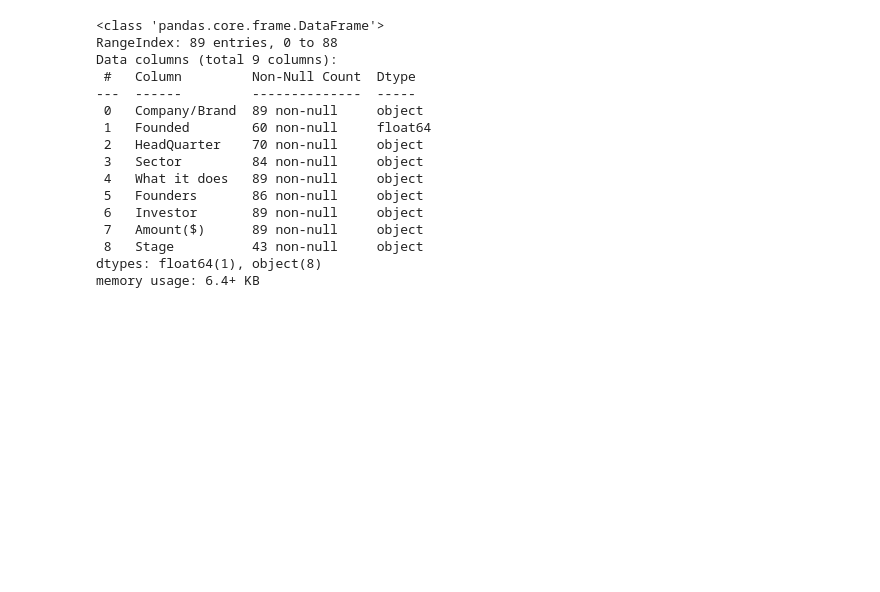
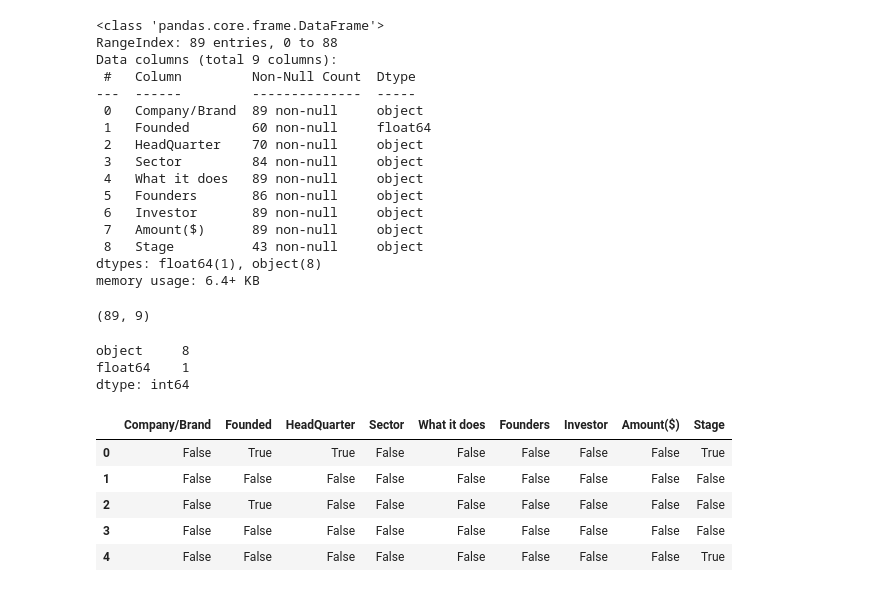
Before and after one commit to bambadij/LP1-Data-Analysis, a Jupyter notebook: database.ipynb, the cells around one changed output. Cells and saved outputs as stored; diff of their text form; code cells hidden in the pictures; blank space fills up the shorter version.

```diff
--- a/database.ipynb
+++ b/database.ipynb
@@ -11,5 +12,8 @@ import warnings
 
 warnings.filterwarnings('ignore')
+# %%
+pd.set_option('display.max_row',111)
+## pd.set_option('display.max_column',111)
 # %%
 # Load environment variables from .env file into a dictionary
 environment_variables = dotenv_values('.env')
@@ -168,3 +172,25 @@ Data columns (total 9 columns):
  8   Stage          43 non-null     object
 dtypes: float64(1), object(8)
 memory usage: 6.4+ KB
+# %%
+data_4.shape
+# %% [output]
+(89, 9)
+# %%
+# type of variable : 8 quantitatif ,1 qualitatif
+data_4.dtypes.value_counts()
+# %% [output]
+object     8
+float64    1
+dtype: int64
+# %%
+# here we can see data NaN
+data_4.isna()
+data_4.head()
+# %% [output]
+|  | Company/Brand | Founded | HeadQuarter | Sector | What it does | Founders | Investor | Amount($) | Stage |
+| 0 | False | True | True | False | False | False | False | False | True |
+| 1 | False | False | False | False | False | False | False | False | False |
+| 2 | False | True | False | False | False | False | False | False | False |
+| 3 | False | False | False | False | False | False | False | False | False |
+| 4 | False | False | False | False | False | False | False | False | True |
```
Also changed, not shown: parts of 5 cells of this notebook.
